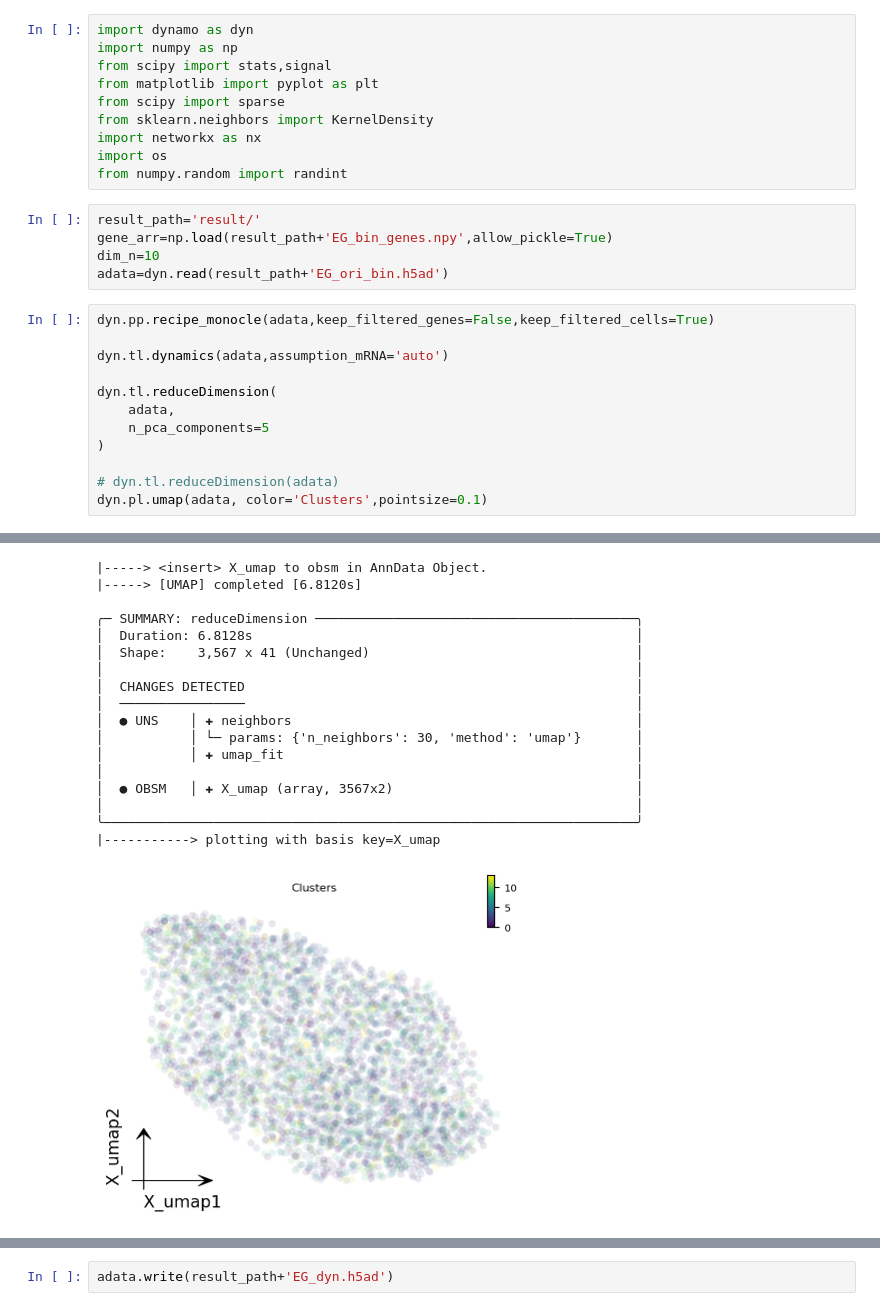
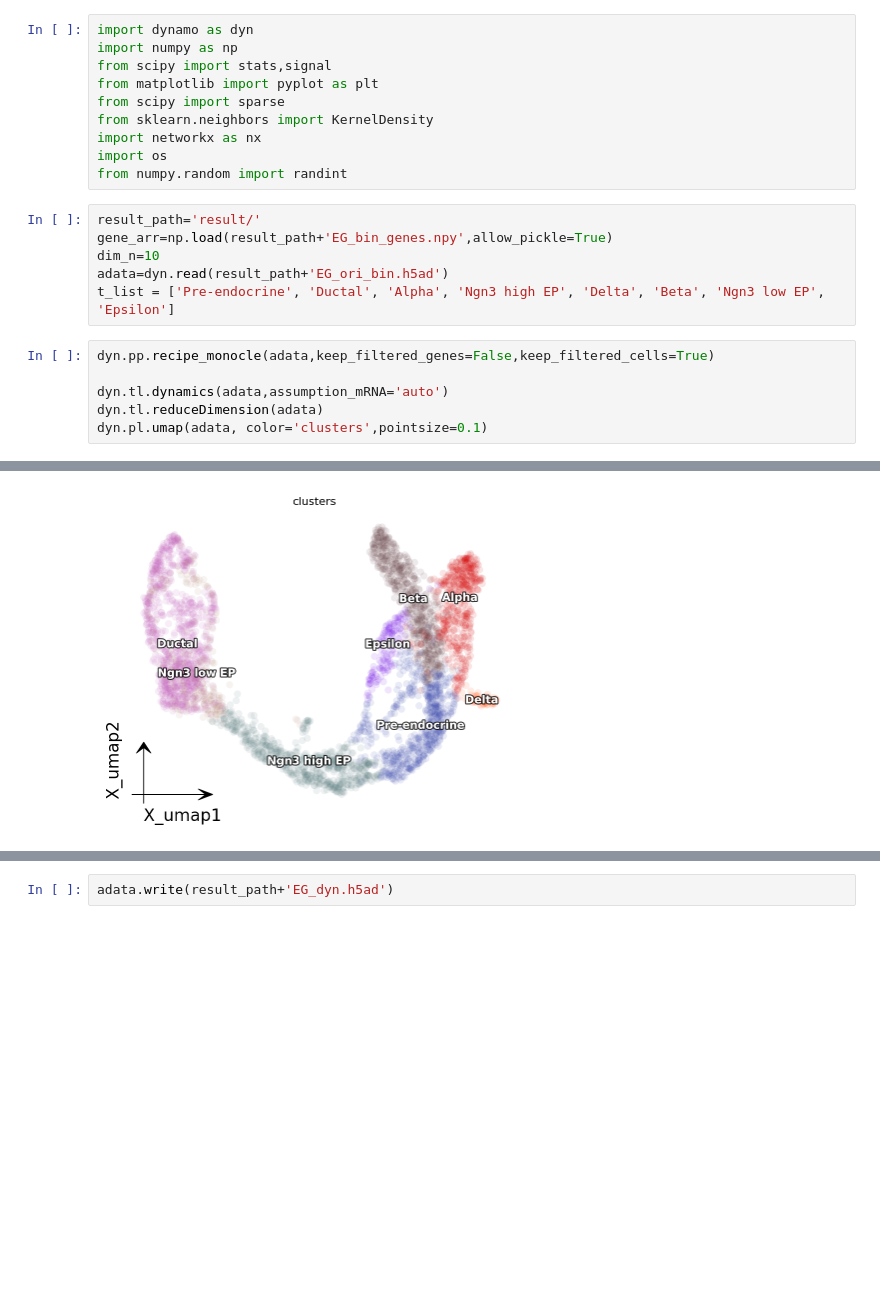
Before and after one commit to Sal7Duck/CPT_GRN_analysis, a Jupyter notebook: 2_rna_velocity_Dynamo.ipynb, the cells around one changed output, grey strips where cells are left out. Drawn from its saved outputs; the diff is of its cells as text; blank space fills up the shorter version.

```diff
--- a/2_rna_velocity_Dynamo.ipynb
+++ b/2_rna_velocity_Dynamo.ipynb
@@ -15,18 +15,13 @@ result_path='result/'
 gene_arr=np.load(result_path+'EG_bin_genes.npy',allow_pickle=True)
 dim_n=10
 adata=dyn.read(result_path+'EG_ori_bin.h5ad')
+t_list = ['Pre-endocrine', 'Ductal', 'Alpha', 'Ngn3 high EP', 'Delta', 'Beta', 'Ngn3 low EP', 'Epsilon']
 # %%
 dyn.pp.recipe_monocle(adata,keep_filtered_genes=False,keep_filtered_cells=True)
 
 dyn.tl.dynamics(adata,assumption_mRNA='auto')
-
-dyn.tl.reduceDimension(
-    adata,
-    n_pca_components=5
-)
-
-# dyn.tl.reduceDimension(adata)
-dyn.pl.umap(adata, color='Clusters',pointsize=0.1)
+dyn.tl.reduceDimension(adata)
+dyn.pl.umap(adata, color='clusters',pointsize=0.1)
 # %% [output]
 |-----? dynamo.preprocessing.deprecated is deprecated.
 |-----> recipe_monocle_keep_raw_layers_key is None. Using default value from DynamoAdataConfig: recipe_monocle_keep_raw_layers_key=True
@@ -65,21 +60,4 @@ dyn.pl.umap(adata, color='Clusters',pointsize=0.1)
-|-----> <insert> X_umap to obsm in AnnData Object.
-|-----> [UMAP] completed [6.8120s]
-
-╭─ SUMMARY: reduceDimension ─────────────────────────────────────────╮
-│  Duration: 6.8128s                                                 │
-│  Shape:    3,567 x 41 (Unchanged)                                  │
-│                                                                    │
-│  CHANGES DETECTED                                                  │
-│  ────────────────                                                  │
-│  ● UNS    │ ✚ neighbors                                            │
-│           │ └─ params: {'n_neighbors': 30, 'method': 'umap'}       │
-│           │ ✚ umap_fit                                             │
-│                                                                    │
-│  ● OBSM   │ ✚ X_umap (array, 3567x2)                               │
-│                                                                    │
-╰────────────────────────────────────────────────────────────────────╯
-|-----------> plotting with basis key=X_umap
-[figure, old version]
+[figure, new version]
 # %%
 dyn.tl.cell_velocities(
     adata,
```
Also changed, not shown: parts of 3 cells of this notebook, 9 other files.
